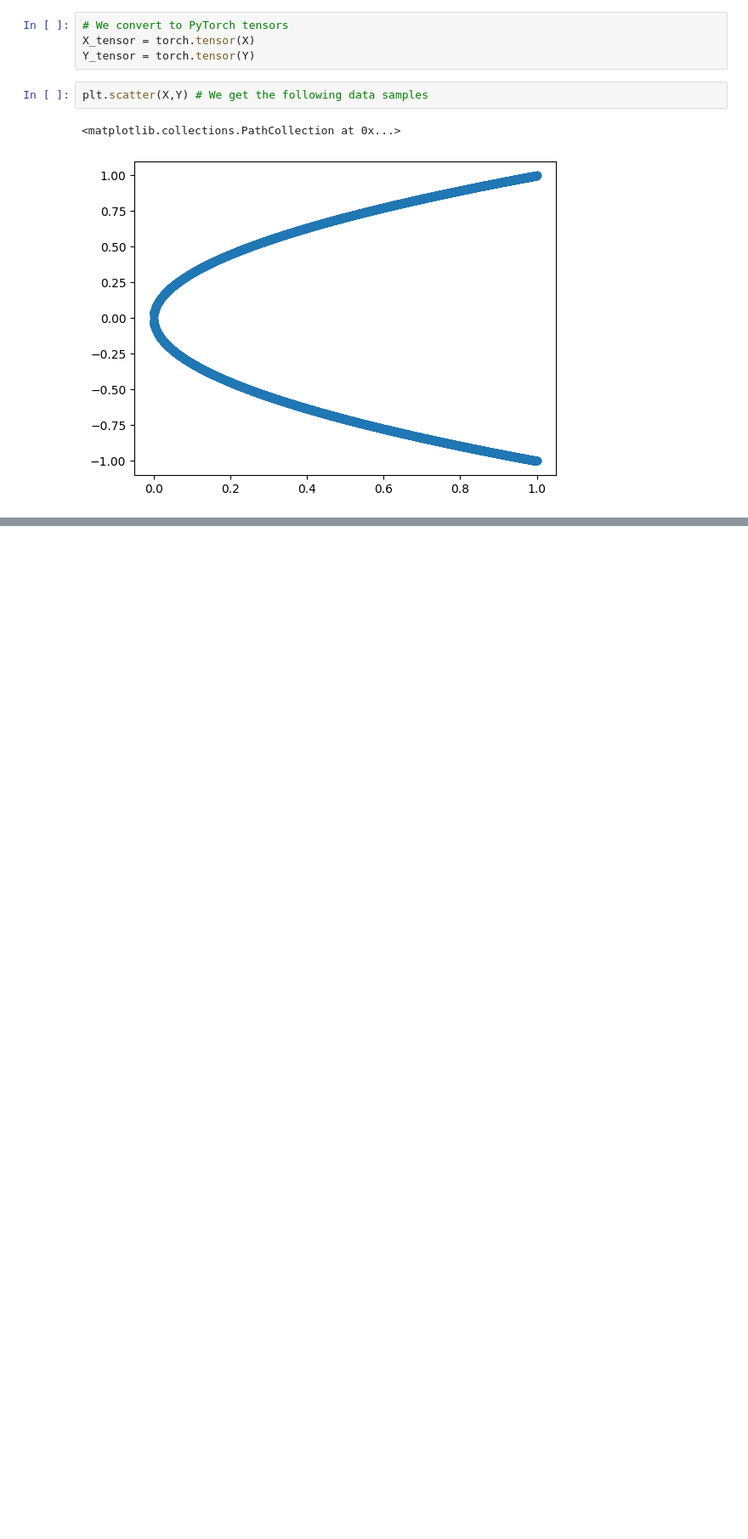
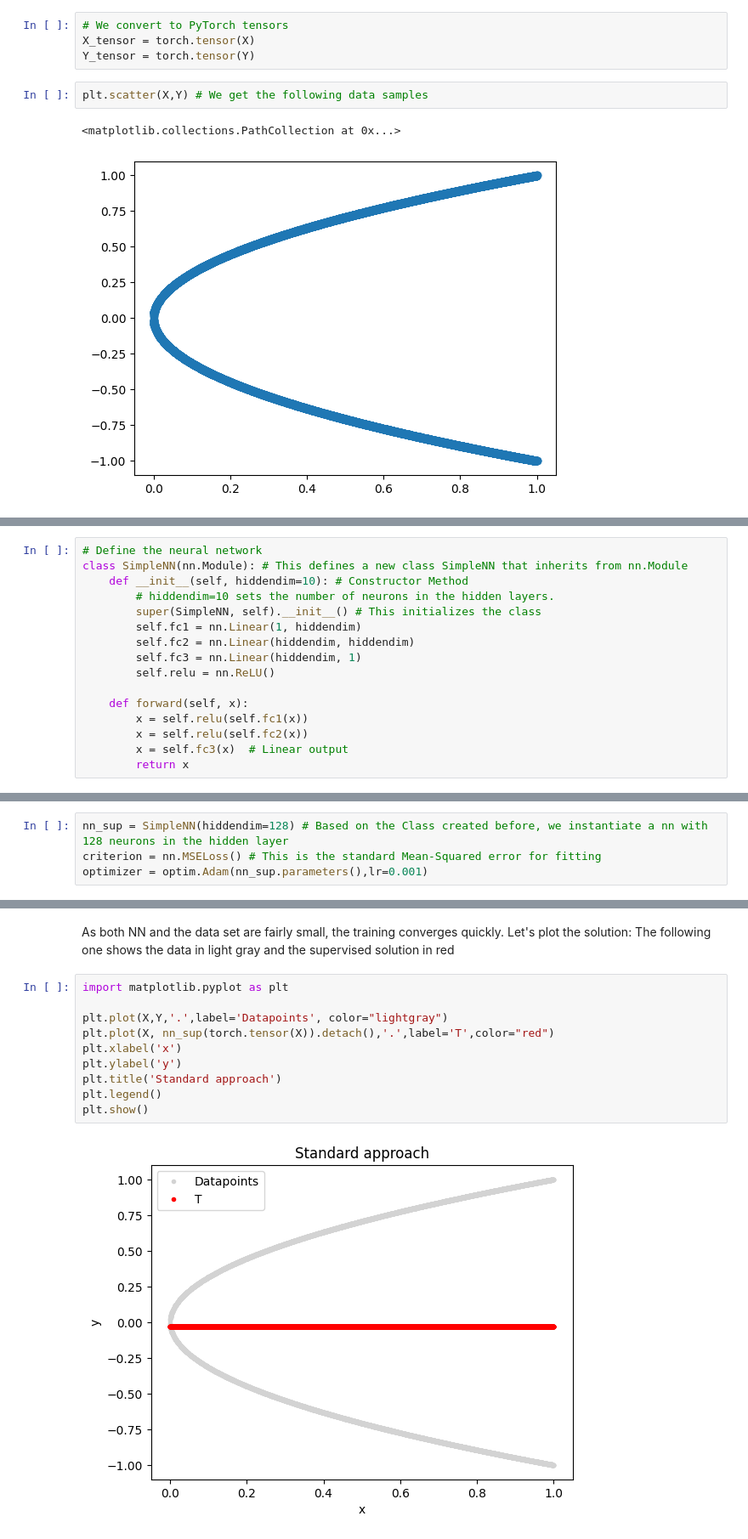
Before and after one commit to Candelo-Zuluaga/PhysicsBasedMLBook, a Jupyter notebook: 01_Teaser_Example.ipynb, the cells around one changed output, grey strips where cells are left out. Shown at 85% size. Saved outputs shown, nothing was run; the diff lists cells and outputs as text; blank space fills up the shorter version.

```diff
--- a/01_Teaser_Example.ipynb
+++ b/01_Teaser_Example.ipynb
@@ -69,0 +94,16 @@ plt.scatter(X,Y) # We get the following data samples
+# %%
+# Define the neural network
+class SimpleNN(nn.Module): # This defines a new class SimpleNN that inherits from nn.Module
+    def __init__(self, hiddendim=10): # Constructor Method
+        # hiddendim=10 sets the number of neurons in the hidden layers.
+        super(SimpleNN, self).__init__() # This initializes the class
+        self.fc1 = nn.Linear(1, hiddendim)
+        self.fc2 = nn.Linear(hiddendim, hiddendim)
+        self.fc3 = nn.Linear(hiddendim, 1)
+        self.relu = nn.ReLU()
+
+    def forward(self, x):
+        x = self.relu(self.fc1(x))
+        x = self.relu(self.fc2(x))
+        x = self.fc3(x)  # Linear output
+        return x
@@ -69,0 +112,4 @@ plt.scatter(X,Y) # We get the following data samples
+# %%
+nn_sup = SimpleNN(hiddendim=128) # Based on the Class created before, we instantiate a nn with 128 neurons in the hidden layer
+criterion = nn.MSELoss() # This is the standard Mean-Squared error for fitting
+optimizer = optim.Adam(nn_sup.parameters(),lr=0.001)
@@ -69,0 +145,14 @@ plt.scatter(X,Y) # We get the following data samples
+# %% [markdown]
+As both NN and the data set are fairly small, the training converges quickly. Let's plot the solution: The following one shows the data in light gray and the supervised solution in red
+# %%
+import matplotlib.pyplot as plt
+
+plt.plot(X,Y,'.',label='Datapoints', color="lightgray")
+plt.plot(X, nn_sup(torch.tensor(X)).detach(),'.',label='T',color="red")
+plt.xlabel('x')
+plt.ylabel('y')
+plt.title('Standard approach')
+plt.legend()
+plt.show()
+# %% [output]
+[figure, added]
```
Also changed, not shown: parts of 6 cells of this notebook.
